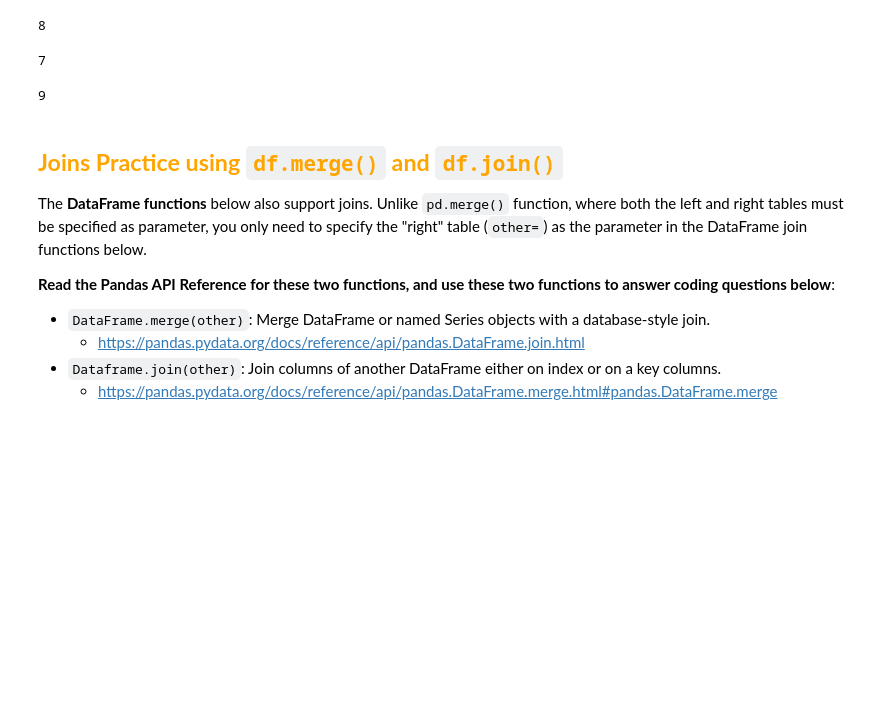
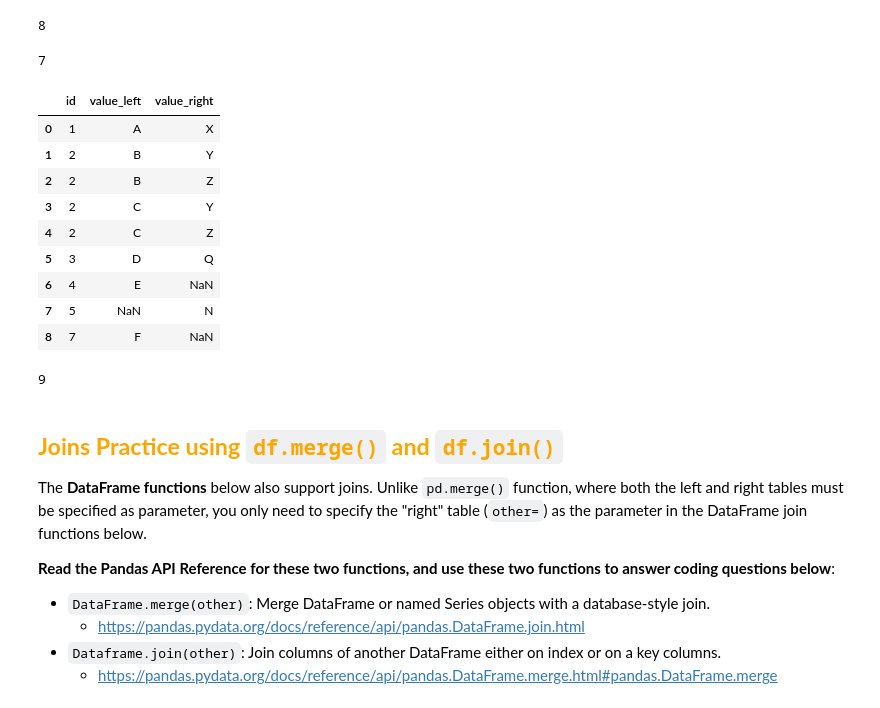
Before and after one commit to Colin7537/Programming-for-Analytics_ChanjoongKim, a Jupyter notebook: session_5_join_and_combine_datasets.ipynb, the cells around one changed output. Saved outputs shown, nothing was run; the diff lists cells and outputs as text; code cells hidden in the pictures; blank space fills up the shorter version.

```diff
--- a/session_5_join_and_combine_datasets.ipynb
+++ b/session_5_join_and_combine_datasets.ipynb
@@ -442,6 +477,19 @@ len(pd.merge(df5, df6,"left"))
 len(pd.merge(df5, df6,"right"))
 # %% [output]
 7
+# %%
+pd.merge(df5, df6,"outer")
+# %% [output]
+|  | id | value_left | value_right |
+| 0 | 1 | A | X |
+| 1 | 2 | B | Y |
+| 2 | 2 | B | Z |
+| 3 | 2 | C | Y |
+| 4 | 2 | C | Z |
+| 5 | 3 | D | Q |
+| 6 | 4 | E | NaN |
+| 7 | 5 | NaN | N |
+| 8 | 7 | F | NaN |
 # %%
 #* How many rows will be return if you do an outer join?
 len(pd.merge(df5, df6,"outer"))
```
Also changed, not shown: parts of 13 cells of this notebook, 9 other files.
